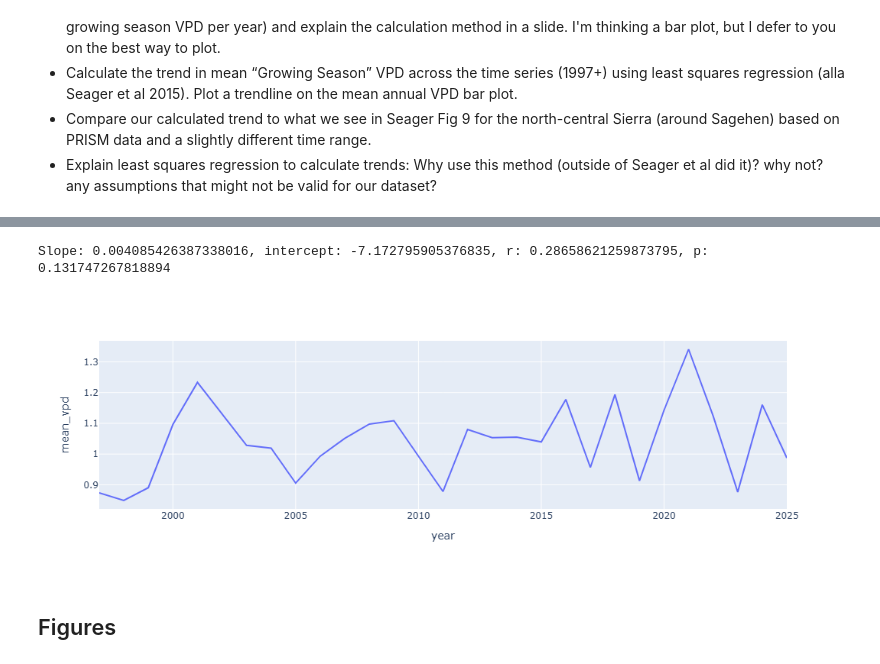
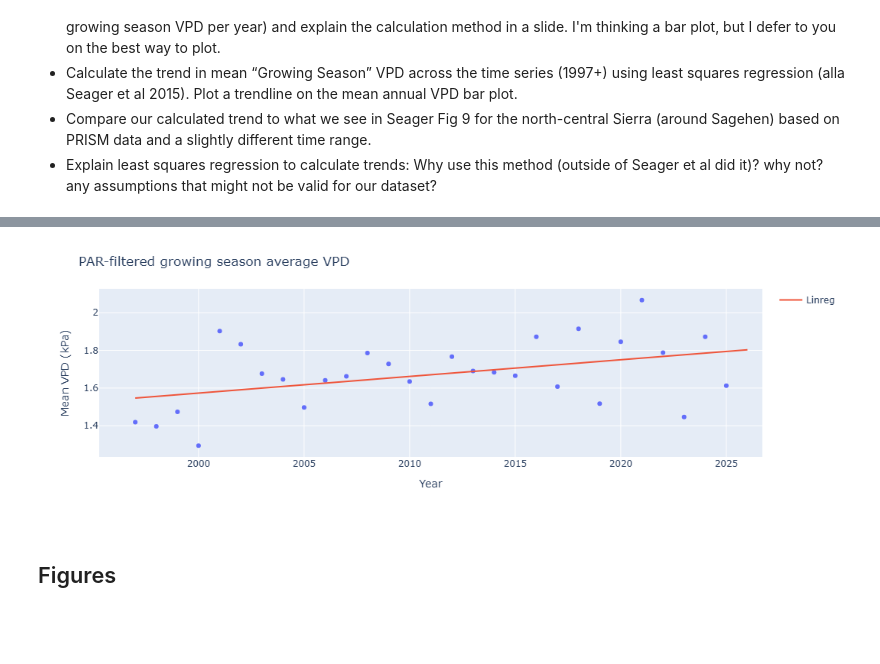
Before and after one commit to jnatali/sagehen_meadows, a Jupyter notebook: scripts/climate/VPD_long_term_analysis.ipynb, the cells around one changed output, grey strips where cells are left out. Cells and saved outputs as stored; diff of their text form; code cells hidden in the pictures; blank space fills up the shorter version.

```diff
--- a/scripts/climate/VPD_long_term_analysis.ipynb
+++ b/scripts/climate/VPD_long_term_analysis.ipynb
@@ -115,7 +147,7 @@ data_path = (
 )
 print(data_path)
 
-### Reading full dataset
+### Reading T, RH dataset
 weather_full = pd.read_csv(data_path / "Weather_1997_2025_SagehenTower1.xls",
                                header=3,
                                names=['date','time','mean_T','max_T','min_T','mean_RH','max_RH','min_RH'],
@@ -125,7 +157,7 @@ weather_full = pd.read_csv(data_path / "Weather_1997_2025_SagehenTower1.xls",
 weather_full['datetime'] = pd.to_datetime(weather_full.apply(lambda row: f'{row['date']} {row['time']}', axis=1), format='%Y/%m/%d %R')
 weather_full = weather_full.drop(['date', 'time'], axis='columns')
 
-### Solar radiation info
+### Reading solar radiation dataset
 solar_radiation = pd.read_csv(data_path / "Weather_1997_2025_SagehenTower1_solar_radiation.xls",
                                header=3,
                                names=['date','time','solar_rad'],
@@ -134,5 +166,8 @@ solar_radiation = pd.read_csv(data_path / "Weather_1997_2025_SagehenTower1_solar
                                na_values=-9999)
 solar_radiation['datetime'] = pd.to_datetime(solar_radiation.apply(lambda row: f'{row['date']} {row['time']}', axis=1), format='%Y/%m/%d %R')
 solar_radiation = solar_radiation.drop(['date', 'time'], axis='columns')
+
+### Combine T, RH, and solar radiation data
+weather_full = pd.merge(left=weather_full, right=solar_radiation, how='inner', on="datetime")
 # %% [output]
 C:\Users\Owner\OneDrive\Desktop\SAGEHEN MEADOWS\sagehen_meadows\data\station_instrumentation\climate
@@ -161,5 +174,6 @@ weather_full_harmonized
 # %%
 ### Transformations of full dataset
-weather_full_non_harmonized = weather_full.copy()
-weather_full_non_harmonized['vpd'] = calculate_VPD_series(weather_full_non_harmonized, 'mean_T', 'mean_RH')
-weather_full_non_harmonized = weather_full_non_harmonized[weather_full_non_harmonized['vpd'] >= 0] # Remove faulty observations, which occur when observed RH > 100
+weather_full['vpd'] = calculate_VPD_series(weather_full, 'mean_T', 'mean_RH')
+weather_full = weather_full[weather_full['vpd'] >= 0] # Remove faulty observations, which occur when observed RH > 100
+weather_full = weather_full[weather_full['vpd'] < 5] # Removes two large outliers (2003-04-07, 2003-04-11)
+weather_full = weather_full[weather_full['solar_rad'] < 1500].reset_index(drop=True) # Removes large outliers
@@ -215,0 +180,6 @@ fig.show()
+# %%
+### Define a PAR-based filter, i.e. day-only observations
+weather_par = weather_full.copy()
+weather_par['par'] = calculate_PAR_series(weather_par, solar_rad="solar_rad")
+weather_par = weather_par[weather_par['par'] > 50].reset_index(drop=True)
+weather_par
@@ -216,6 +200,4 @@ fig.show()
 # %%
 grouped_weather_vpd = group_column_by_date(weather_full, agg_column="vpd")
-
-### Drop outliers
-grouped_weather_vpd = grouped_weather_vpd[~(grouped_weather_vpd['avg_val'] > 50)]
-grouped_weather_vpd
+grouped_weather_par_filtered_vpd = group_column_by_date(weather_par, agg_column="vpd")
+grouped_weather_par_filtered_vpd
@@ -275,12 +235,16 @@ growing_season_vpd_means
-# %%
-means_linreg = stats.linregress(x=growing_season_vpd_means["year"], y=growing_season_vpd_means["mean_vpd"])
-print(f"Slope: {means_linreg[0]}, intercept: {means_linreg[1]}, r: {means_linreg[2]}, p: {means_linreg[3]}")
-# %% [output]
-Slope: 0.004085426387338016, intercept: -7.172795905376835, r: 0.28658621259873795, p: 0.131747267818894
 # %%
-px.line(growing_season_vpd_means, x="year", y="mean_vpd")
+par_filtered_means = calculate_growing_season_means(grouped_weather_par_filtered_vpd, "avg_val")
+par_linreg = linreg_growing_season_means(grouped_weather_par_filtered_vpd, "avg_val")
+
+x_space = np.linspace(1997, 2026)
+y_space = par_linreg[0] * x_space + par_linreg[1]
+
+fig_par_means = px.scatter(par_filtered_means, x="year", y="mean_val")
+fig_par_means.add_scatter(x=x_space, y=y_space, name="Linreg")
+fig_par_means.update_layout(title="PAR-filtered growing season average VPD", xaxis_title="Year", yaxis_title="Mean VPD (kPa)")
+fig_par_means.show()
 # %% [output]
-[figure, old version]
+[figure, new version]
 # %% [markdown]
 ## Figures
 # %%
```
Also changed, not shown: parts of 15 cells of this notebook.
